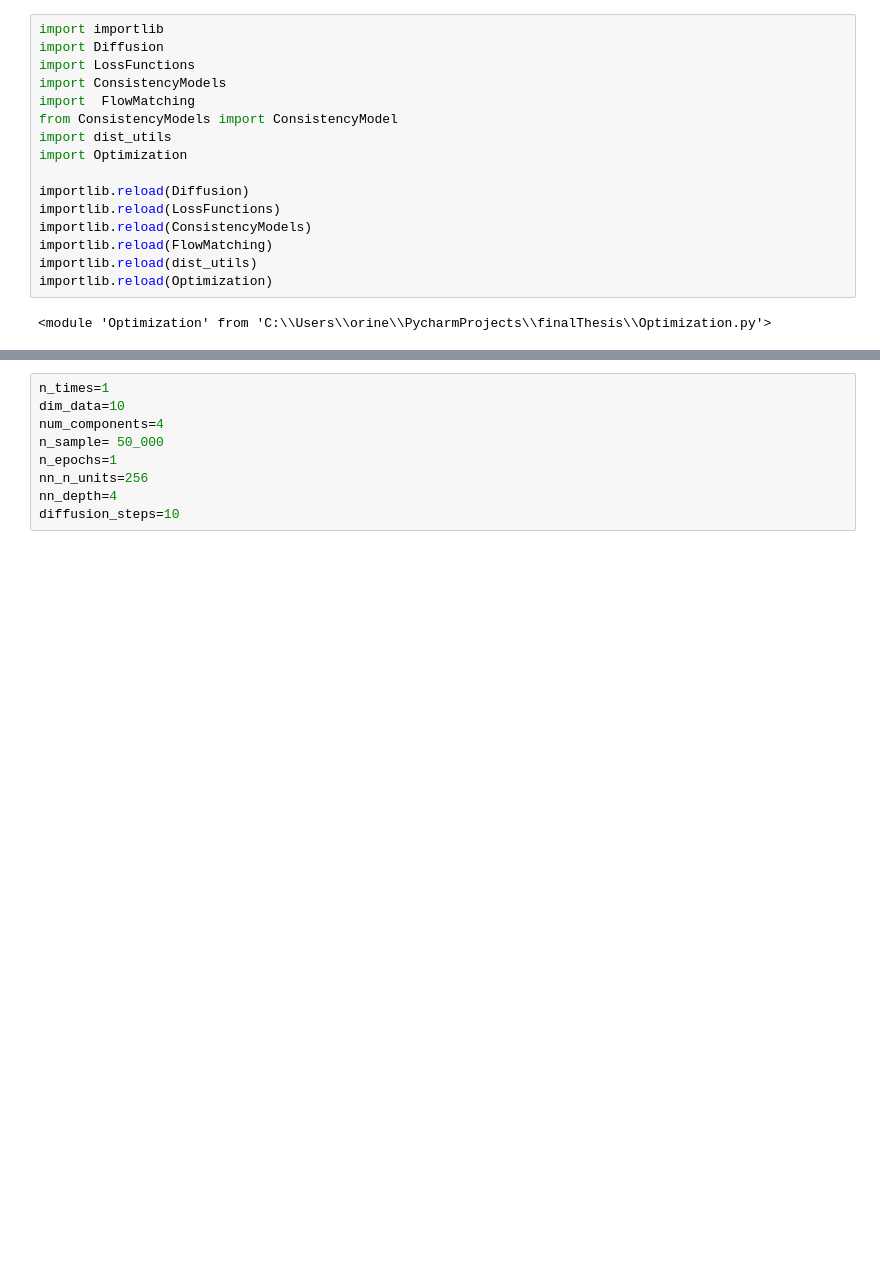
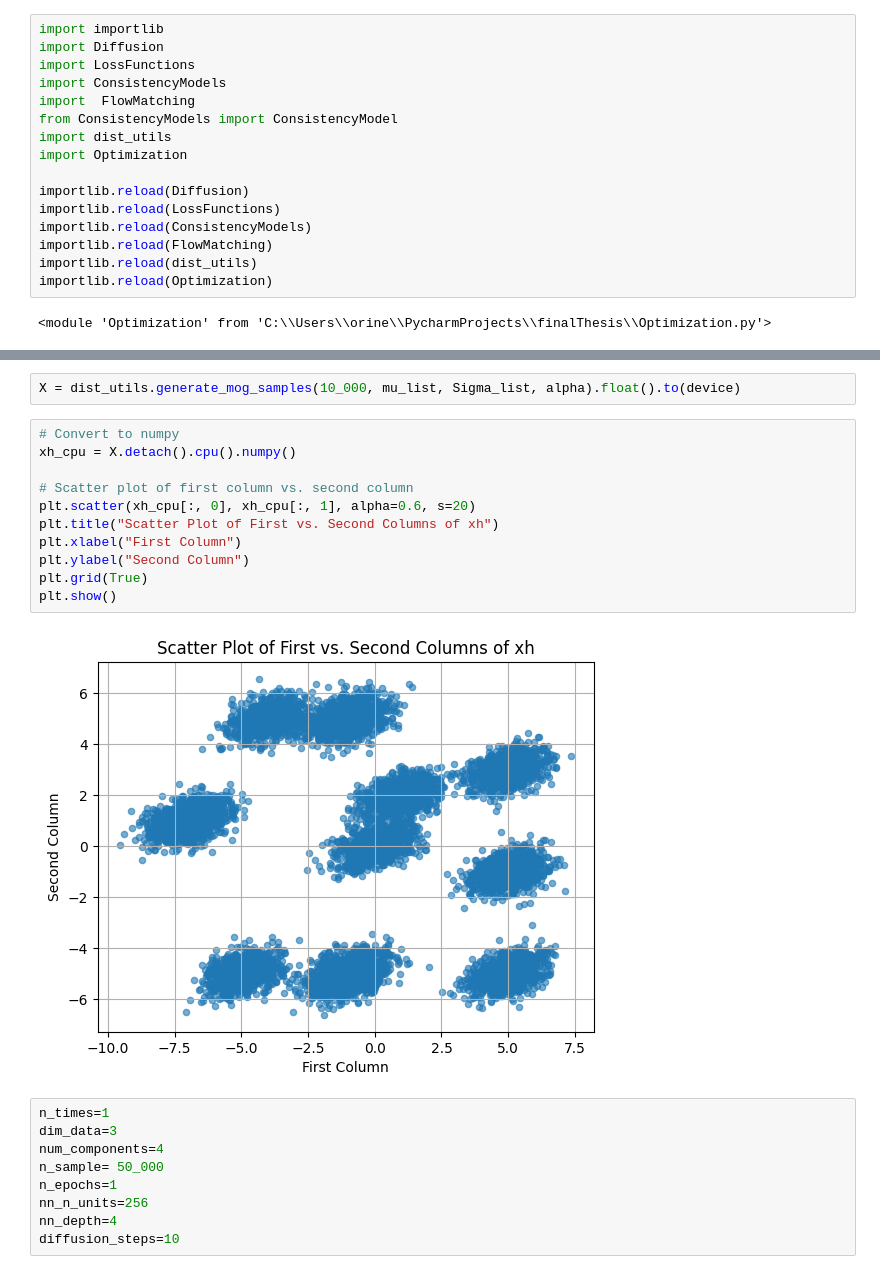
Before and after one commit to orineo1/CDM, a Jupyter notebook: CompareMethods.ipynb, the cells around one changed output, grey strips where cells are left out. Saved outputs shown, nothing was run; the diff lists cells and outputs as text; blank space fills up the shorter version.

```diff
--- a/CompareMethods.ipynb
+++ b/CompareMethods.ipynb
@@ -304,6 +340,21 @@ Using gpu
+# %%
+X = dist_utils.generate_mog_samples(10_000, mu_list, Sigma_list, alpha).float().to(device)
+# %%
+# Convert to numpy
+xh_cpu = X.detach().cpu().numpy()
+
+# Scatter plot of first column vs. second column
+plt.scatter(xh_cpu[:, 0], xh_cpu[:, 1], alpha=0.6, s=20)
+plt.title("Scatter Plot of First vs. Second Columns of xh")
+plt.xlabel("First Column")
+plt.ylabel("Second Column")
+plt.grid(True)
+plt.show()
+# %% [output]
+[figure, added]
 # %%
 n_times=1
-dim_data=10
+dim_data=3
 num_components=4
 n_sample= 50_000
 n_epochs=1
```
Also changed, not shown: parts of 9 cells of this notebook.
